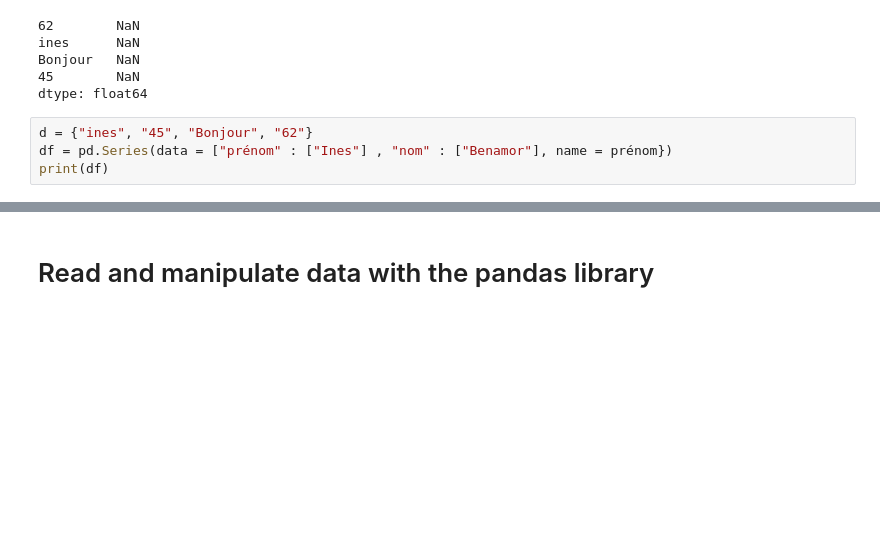
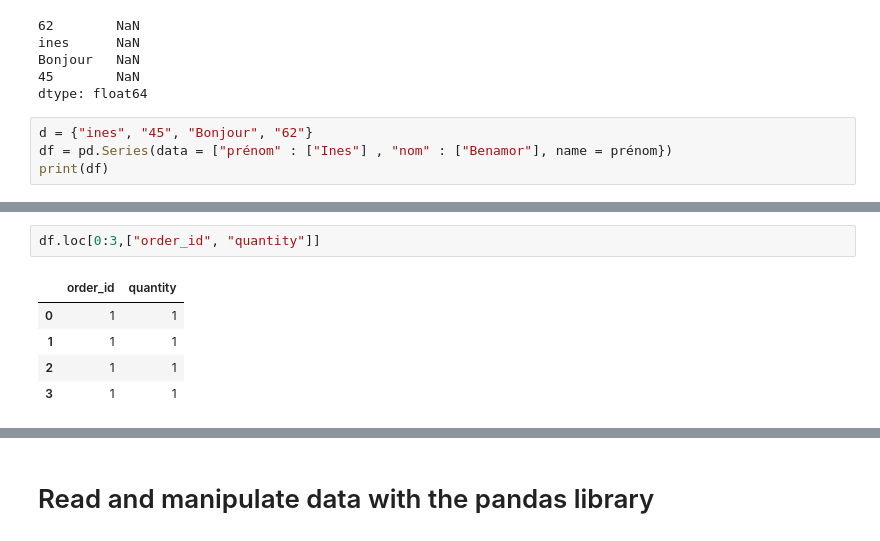
Before and after one commit to PatDan78/Exploratory_Data_Analysis, a Jupyter notebook: J1/01-Data_manipulation_with_Pandas.ipynb, the cells around one changed output, grey strips where cells are left out. Drawn from its saved outputs; the diff is of its cells as text; blank space fills up the shorter version.

```diff
--- a/J1/01-Data_manipulation_with_Pandas.ipynb
+++ b/J1/01-Data_manipulation_with_Pandas.ipynb
@@ -40,0 +87,8 @@ print(df)
+# %%
+df.loc[0:3,["order_id", "quantity"]]
+# %% [output]
+|  | order_id | quantity |
+| 0 | 1 | 1 |
+| 1 | 1 | 1 |
+| 2 | 1 | 1 |
+| 3 | 1 | 1 |
```
Also changed, not shown: parts of 10 cells of this notebook.
